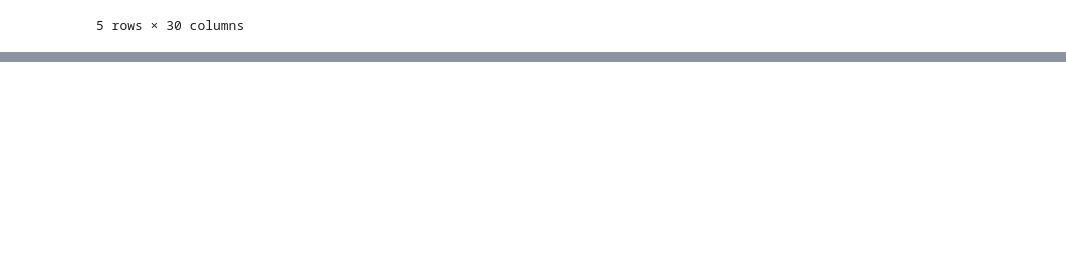
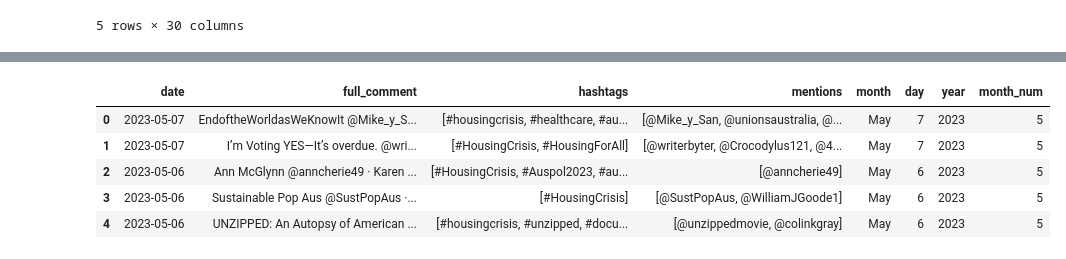
Before and after one commit to lcroash/MSC_SEM1_CA2, a Jupyter notebook: CA2.ipynb, the cells around one changed output, grey strips where cells are left out. Drawn from its saved outputs; the diff is of its cells as text; code cells hidden in the pictures; blank space fills up the shorter version.

```diff
--- a/CA2.ipynb
+++ b/CA2.ipynb
@@ -1707,0 +1785,4 @@ NameError: name 're' is not defined
+# %%
+# If year is Null then it is in the current year
+df_twitter_text['year'] = df_twitter_text['year'].apply(lambda year: 2023 if year is None else year)
+df_twitter_text.query('year.isnull()').shape
@@ -1707,0 +1809,18 @@ NameError: name 're' is not defined
+# %%
+df_twitter_text = df_twitter_text.dropna()
+# %%
+df_twitter_text['day'] = df_twitter_text['day'].str.strip(string.punctuation).astype('int16')
+df_twitter_text['month_num'] = df_twitter_text['month'].str.strip().replace(dict_month_map).astype('int16')
+df_twitter_text['year'] = df_twitter_text['year'].astype('int16')
+# %%
+df_twitter_text['date'] = df_twitter_text[['year', 'month_num', 'day']].astype(str).apply('-'.join, axis=1)
+df_twitter_text['date'] = pd.to_datetime(df_twitter_text['date'], format='%Y-%m-%d')
+# %%
+df_twitter_text.head()
+# %% [output]
+|  | date | full_comment | hashtags | mentions | month | day | year | month_num |
+| 0 | 2023-05-07 | EndoftheWorldasWeKnowIt @Mike_y_S... | [#housingcrisis, #healthcare, #au... | [@Mike_y_San, @unionsaustralia, @... | May | 7 | 2023 | 5 |
+| 1 | 2023-05-07 | I’m Voting YES—It’s overdue. @wri... | [#HousingCrisis, #HousingForAll] | [@writerbyter, @Crocodylus121, @4... | May | 7 | 2023 | 5 |
+| 2 | 2023-05-06 | Ann McGlynn @anncherie49 · Karen ... | [#HousingCrisis, #Auspol2023, #au... | [@anncherie49] | May | 6 | 2023 | 5 |
+| 3 | 2023-05-06 | Sustainable Pop Aus @SustPopAus ·... | [#HousingCrisis] | [@SustPopAus, @WilliamJGoode1] | May | 6 | 2023 | 5 |
+| 4 | 2023-05-06 | UNZIPPED: An Autopsy of American ... | [#housingcrisis, #unzipped, #docu... | [@unzippedmovie, @colinkgray] | May | 6 | 2023 | 5 |
```
Also changed, not shown: parts of 26 cells of this notebook.
